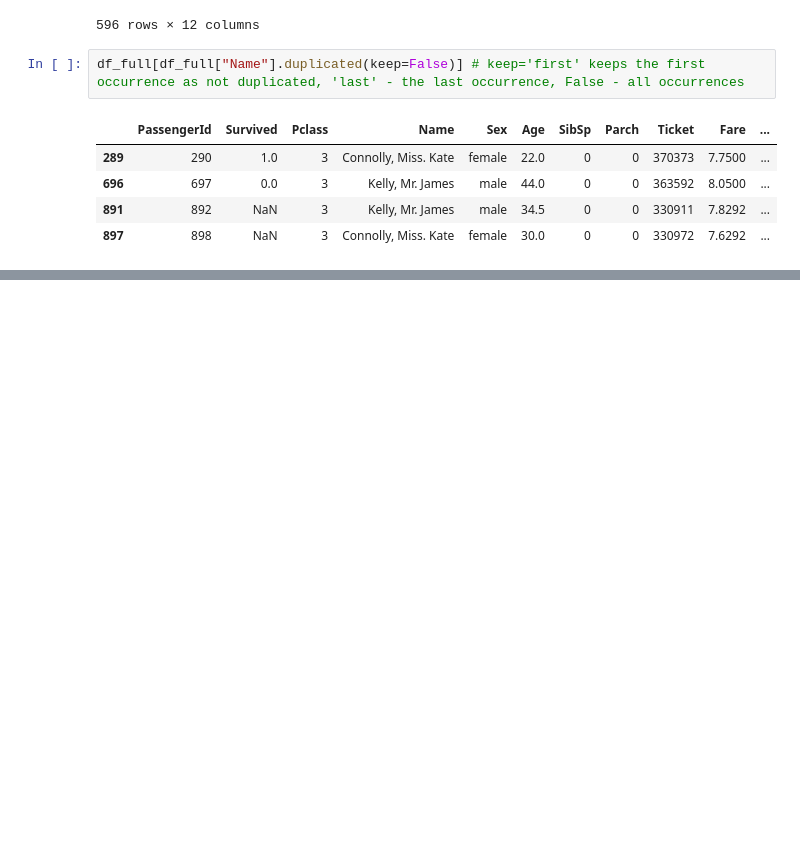
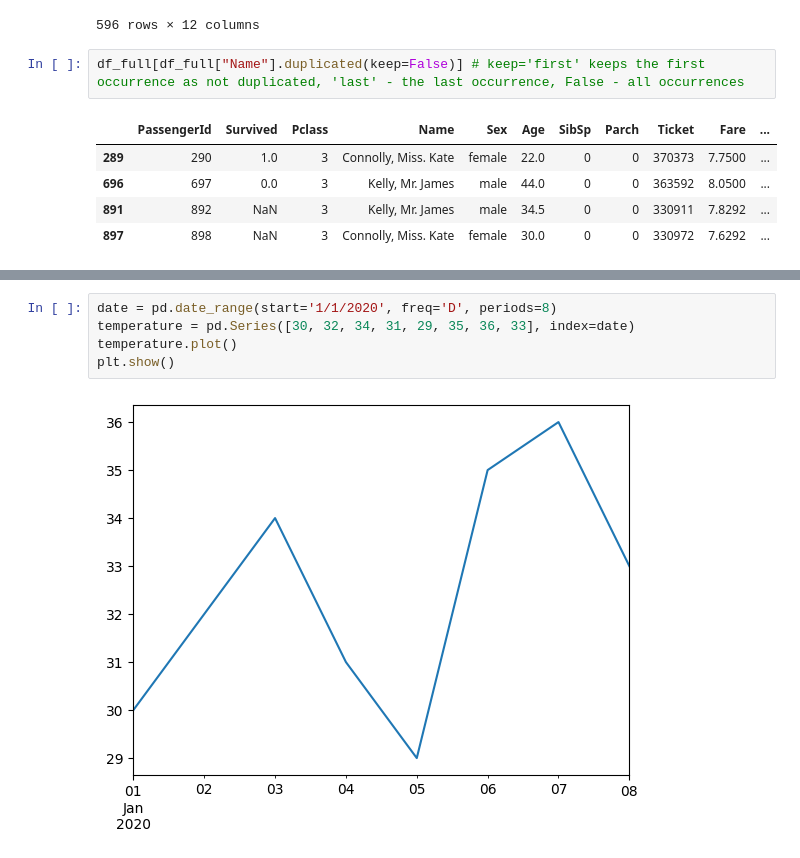
Before and after one commit to pm012/DataScience_sandbox, a Jupyter notebook: notebooks/module2/module_02_1_EDA.ipynb, the cells around one changed output, grey strips where cells are left out. Drawn from its saved outputs; the diff is of its cells as text; blank space fills up the shorter version.

```diff
--- a/notebooks/module2/module_02_1_EDA.ipynb
+++ b/notebooks/module2/module_02_1_EDA.ipynb
@@ -459,0 +604,7 @@ df_full[df_full["Name"].duplicated(keep=False)] # keep='first' keeps the first o
+# %%
+date = pd.date_range(start='1/1/2020', freq='D', periods=8)
+temperature = pd.Series([30, 32, 34, 31, 29, 35, 36, 33], index=date)
+temperature.plot()
+plt.show()
+# %% [output]
+[figure, added]
```
Also changed, not shown: parts of 18 cells of this notebook.
